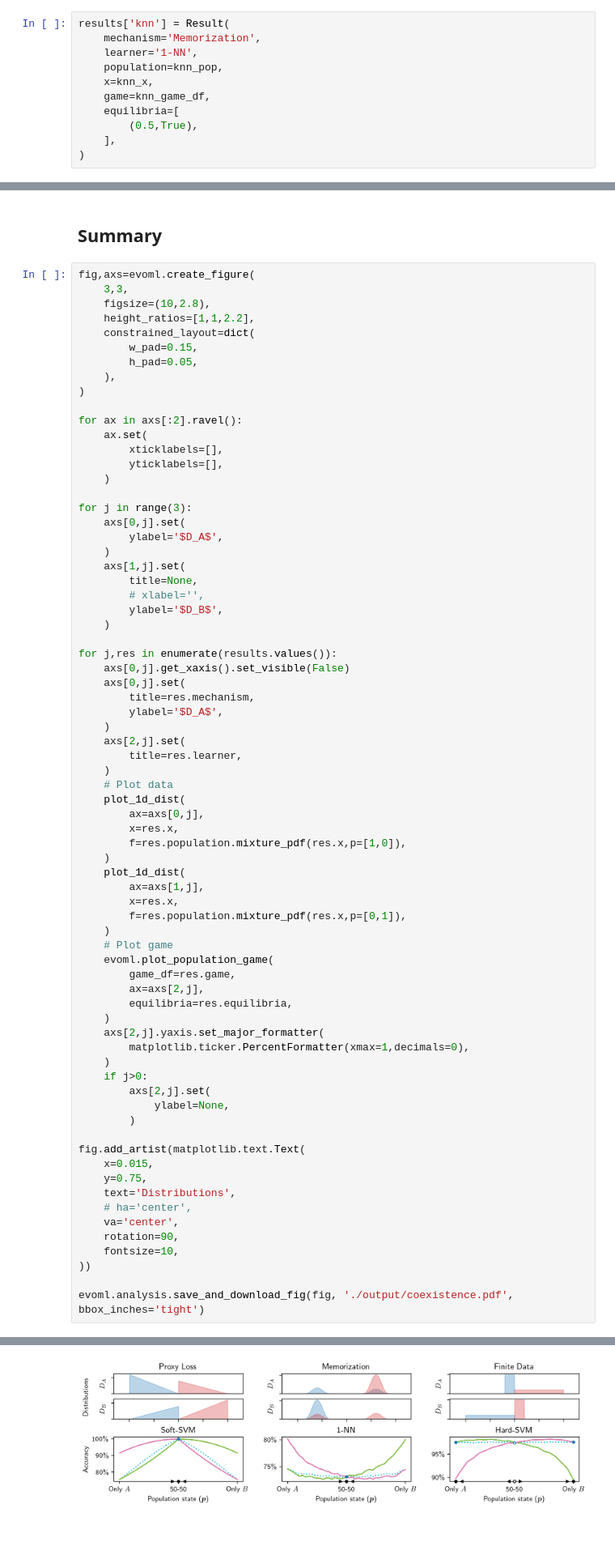
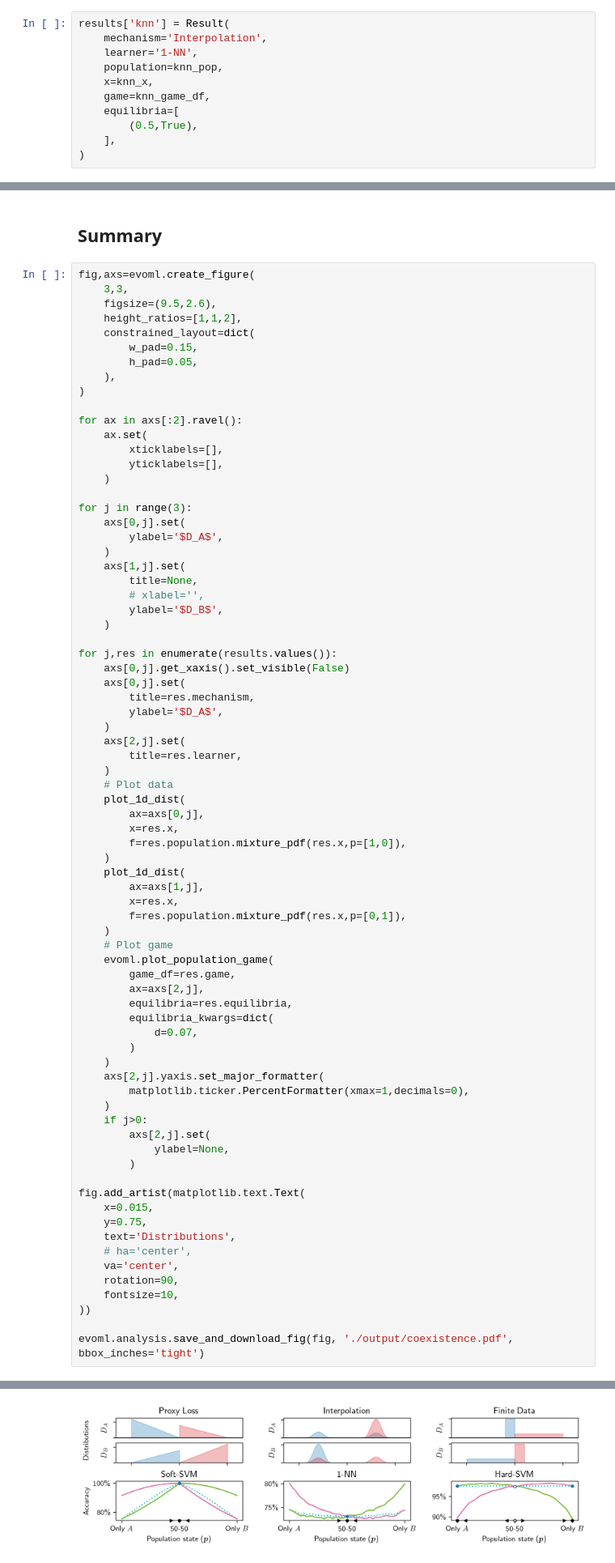
Before and after one commit to gsmithline/evolutionary-prediction-games, a Jupyter notebook: coexistence.ipynb, the cells around one changed output, grey strips where cells are left out. Shown at 81% size. Drawn from its saved outputs; the diff is of its cells as text; blank space fills up the shorter version.

```diff
--- a/coexistence.ipynb
+++ b/coexistence.ipynb
@@ -241,7 +241,7 @@ knn_game_df.iloc[:,-3:].groupby(level=0).mean().plot.line(ax=axs[2])
 [figure]
 # %%
 results['knn'] = Result(
-    mechanism='Memorization',
+    mechanism='Interpolation',
     learner='1-NN',
     population=knn_pop,
     x=knn_x,
@@ -351,8 +351,8 @@ results['finite'] = Result(
 # %%
 fig,axs=evoml.create_figure(
     3,3,
-    figsize=(10,2.8),
-    height_ratios=[1,1,2.2],
+    figsize=(9.5,2.6),
+    height_ratios=[1,1,2],
     constrained_layout=dict(
         w_pad=0.15,
         h_pad=0.05,
@@ -396,34 +396,37 @@ for j,res in enumerate(results.values()):
         f=res.population.mixture_pdf(res.x,p=[0,1]),
     )
     # Plot game
     evoml.plot_population_game(
         game_df=res.game,
         ax=axs[2,j],
         equilibria=res.equilibria,
+        equilibria_kwargs=dict(
+            d=0.07,
+        )
     )
     axs[2,j].yaxis.set_major_formatter(
         matplotlib.ticker.PercentFormatter(xmax=1,decimals=0),
     )
     if j>0:
         axs[2,j].set(
             ylabel=None,
         )
 
 fig.add_artist(matplotlib.text.Text(
     x=0.015,
     y=0.75,
     text='Distributions',
     # ha='center',
     va='center',
     rotation=90,
     fontsize=10,
 ))
 
 evoml.analysis.save_and_download_fig(fig, './output/coexistence.pdf', bbox_inches='tight')
 # %% [output]
 Figure saved as ./output/coexistence.pdf
 <evoml.analysis.DownloadableIO at 0x...>
-[figure, old version]
+[figure, new version]
 # %%
 param_tracker.save('./output/coexistence.json')
 # %% [output]
```
Also changed, not shown: 10 other files.
